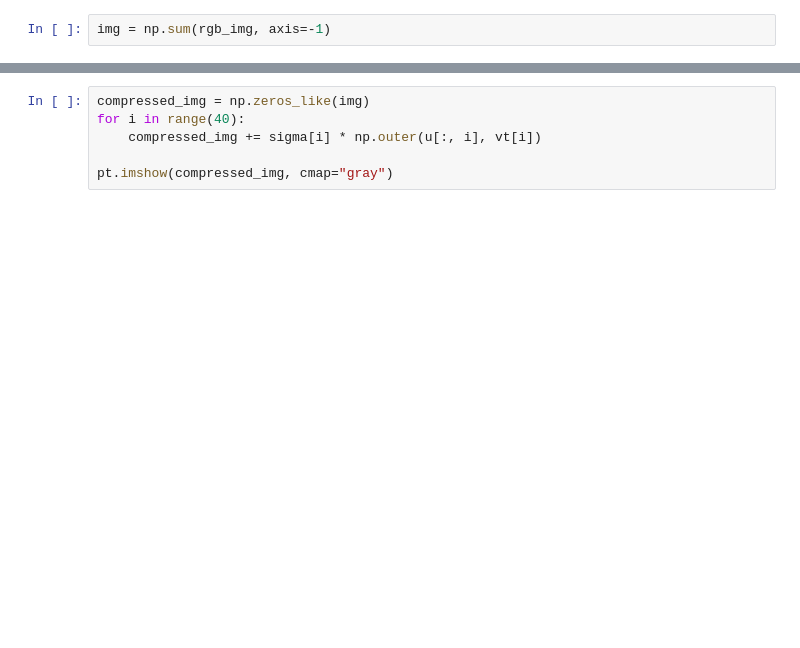
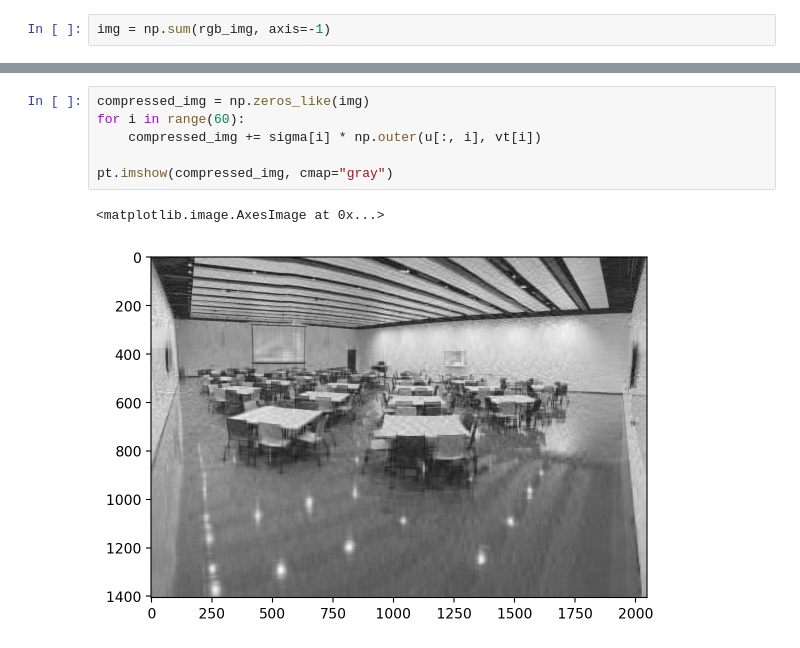
Before and after one commit to aryanc05/cs450-f25-demos, a Jupyter notebook: linear_least_squares/Image compression.ipynb, the cells around one changed output, grey strips where cells are left out. Saved outputs shown, nothing was run; the diff lists cells and outputs as text; blank space fills up the shorter version.

```diff
--- a/linear_least_squares/Image compression.ipynb
+++ b/linear_least_squares/Image compression.ipynb
@@ -56,6 +67,9 @@ pt.imshow(compressed_img, cmap="gray")
 # %%
 compressed_img = np.zeros_like(img)
-for i in range(40):
+for i in range(60):
     compressed_img += sigma[i] * np.outer(u[:, i], vt[i])
 
 pt.imshow(compressed_img, cmap="gray")
+# %% [output]
+<matplotlib.image.AxesImage at 0x...>
+[figure, added]
```
Also changed, not shown: parts of 4 cells of this notebook, 13 other files.
